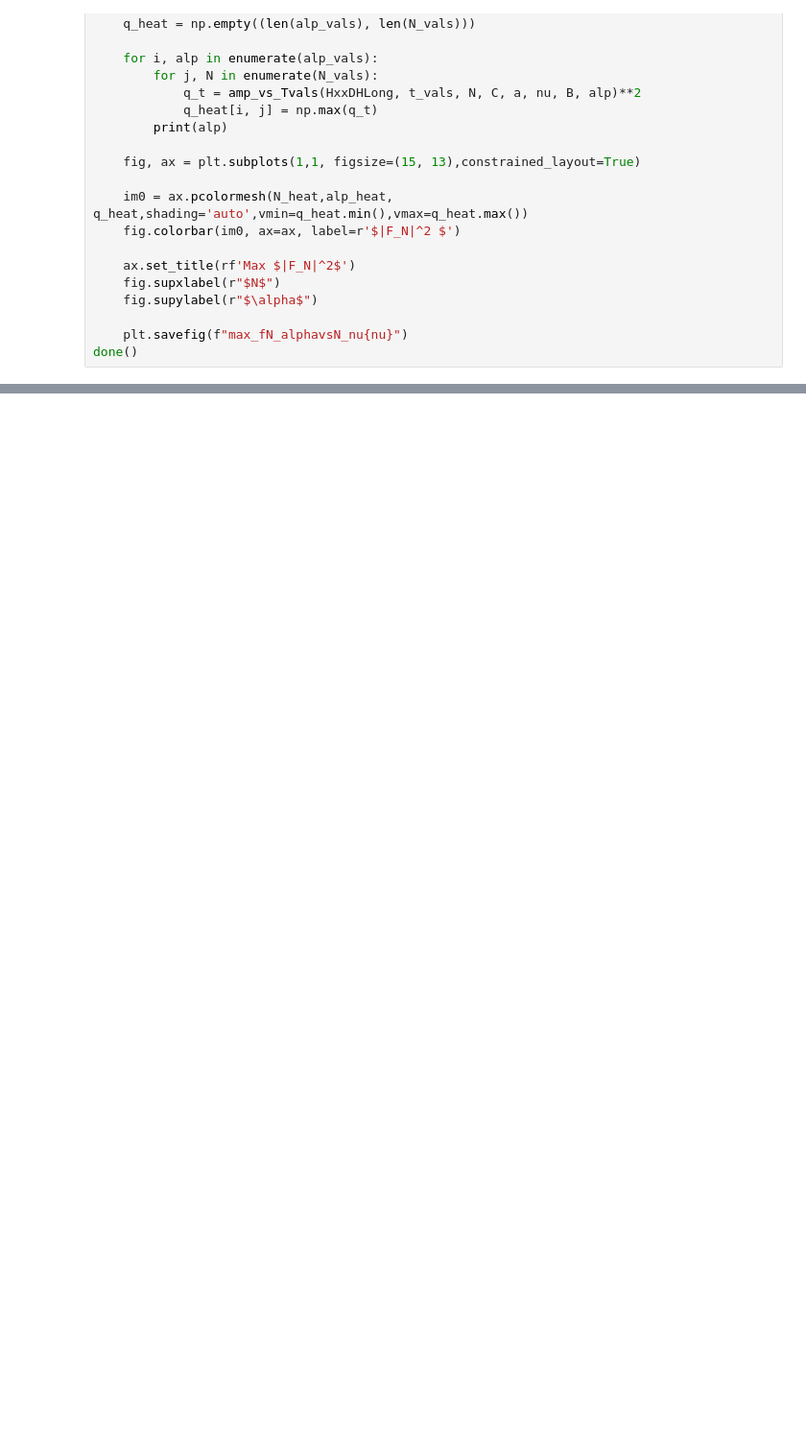
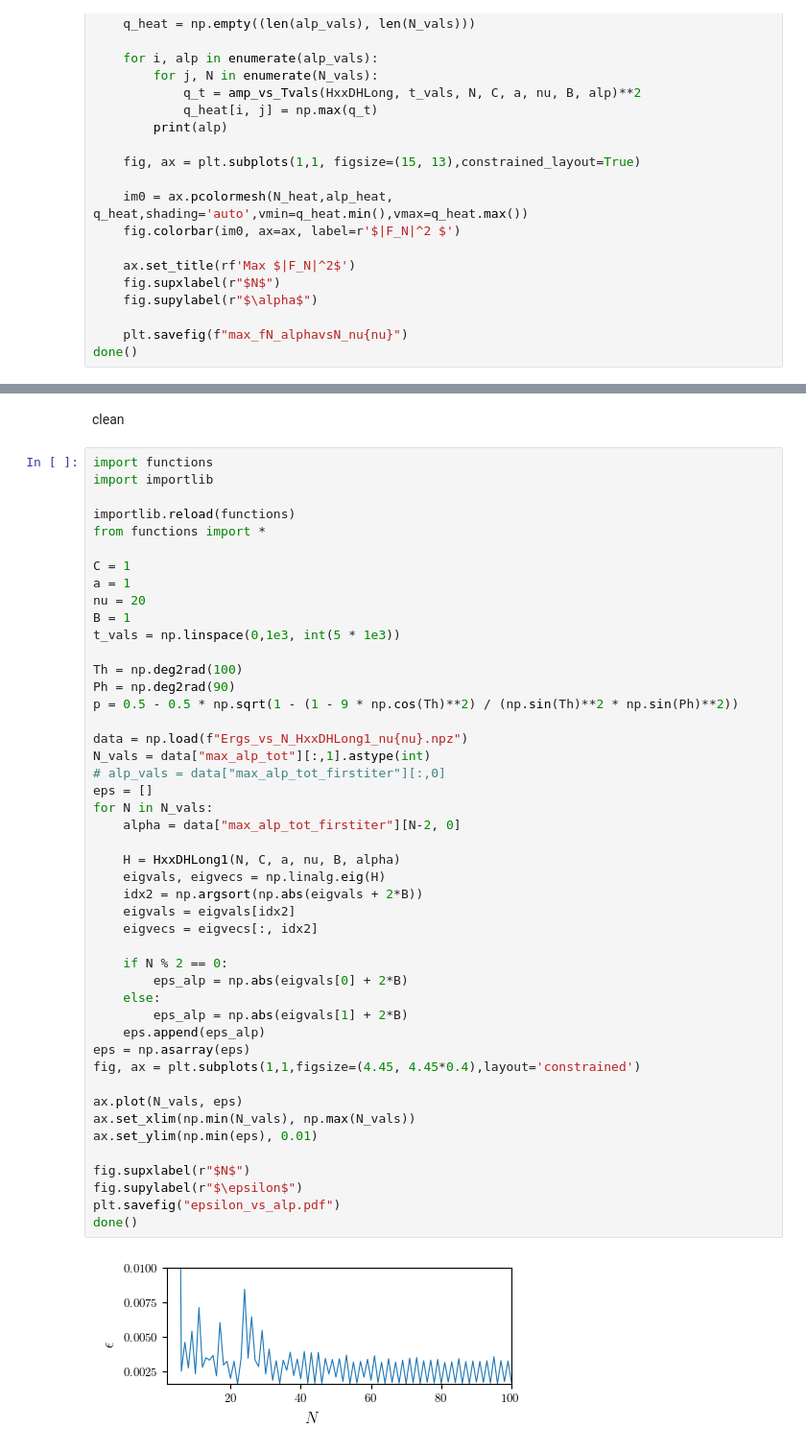
Before and after one commit to JohanesFaustus/QuantumMechanics, a Jupyter notebook: Rss/QM/code/E.ipynb, the cells around one changed output, grey strips where cells are left out. Shown at 96% size. Cells and saved outputs as stored; diff of their text form; blank space fills up the shorter version.

```diff
--- a/Rss/QM/code/E.ipynb
+++ b/Rss/QM/code/E.ipynb
@@ -1830,0 +2909,50 @@ done()
+# %% [markdown]
+clean
+# %%
+import functions
+import importlib
+
+importlib.reload(functions)
+from functions import *
+
+C = 1
+a = 1
+nu = 20
+B = 1
+t_vals = np.linspace(0,1e3, int(5 * 1e3))
+
+Th = np.deg2rad(100)
+Ph = np.deg2rad(90)
+p = 0.5 - 0.5 * np.sqrt(1 - (1 - 9 * np.cos(Th)**2) / (np.sin(Th)**2 * np.sin(Ph)**2))
+
+data = np.load(f"Ergs_vs_N_HxxDHLong1_nu{nu}.npz")
+N_vals = data["max_alp_tot"][:,1].astype(int)
+# alp_vals = data["max_alp_tot_firstiter"][:,0]
+eps = []
+for N in N_vals:
+    alpha = data["max_alp_tot_firstiter"][N-2, 0]
+
+    H = HxxDHLong1(N, C, a, nu, B, alpha)
+    eigvals, eigvecs = np.linalg.eig(H)
+    idx2 = np.argsort(np.abs(eigvals + 2*B))
+    eigvals = eigvals[idx2]
+    eigvecs = eigvecs[:, idx2]
+
+    if N % 2 == 0:
+        eps_alp = np.abs(eigvals[0] + 2*B)
+    else:
+        eps_alp = np.abs(eigvals[1] + 2*B)
+    eps.append(eps_alp)
+eps = np.asarray(eps)
+fig, ax = plt.subplots(1,1,figsize=(4.45, 4.45*0.4),layout='constrained')
+
+ax.plot(N_vals, eps)
+ax.set_xlim(np.min(N_vals), np.max(N_vals))
+ax.set_ylim(np.min(eps), 0.01)
+
+fig.supxlabel(r"$N$")
+fig.supylabel(r"$\epsilon$")
+plt.savefig("epsilon_vs_alp.pdf")
+done()
+# %% [output]
+[figure, added]
```
Also changed, not shown: parts of 64 cells of this notebook, 1 other file.
